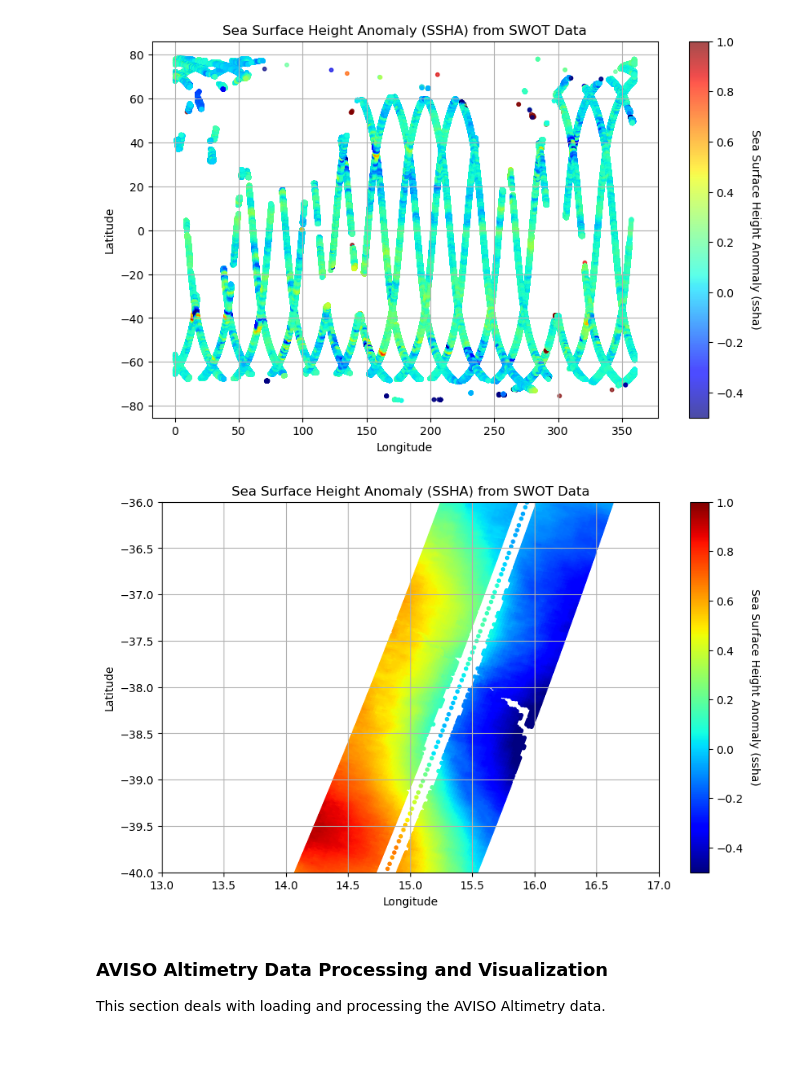
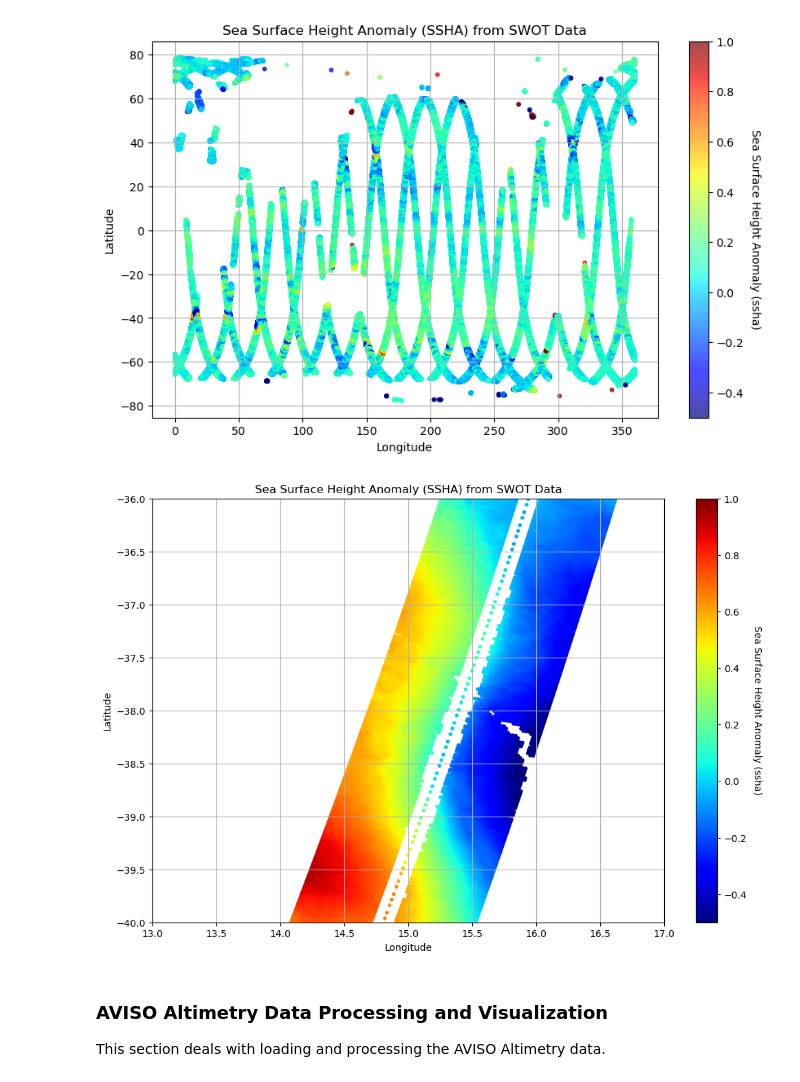
Before and after one commit to oceanhackweek/ohw24_proj_upSSH_us, a Jupyter notebook: contributor_folders/team_member_1/GLORYS_DataPrep.ipynb, the cells around one changed output. Saved outputs shown, nothing was run; the diff lists cells and outputs as text; code cells hidden in the pictures; blank space fills up the shorter version.

```diff
--- a/contributor_folders/team_member_1/GLORYS_DataPrep.ipynb
+++ b/contributor_folders/team_member_1/GLORYS_DataPrep.ipynb
@@ -195,35 +195,35 @@ longitude_values = swot.longitude[:12000].values
 latitude_values = swot.latitude[:12000].values
 ssha_values = swot.ssha[:12000].values
 
 # Create the scatter plot
-plt.figure(figsize=(10, 6))  # Set the figure size
+plt.figure(figsize=(12, 8))  # Set the figure size
 scatter = plt.scatter(
     x=longitude_values,  # Extract longitude values
     y=latitude_values,   # Extract latitude values
     c=ssha_values,       # Color by sea surface height anomaly (ssha)
     marker='.',          # Use point markers
     cmap='jet',       # Apply the colormap (you can adjust this as needed)
     vmin = -.5,               # minimum colormap color
     vmax = 1                  # maximum colormap color
 )
 
 # Add a color bar with label
 cbar = plt.colorbar(scatter)
 cbar.set_label('Sea Surface Height Anomaly (ssha)', rotation=270, labelpad=15)  # Label for color bar
 
 # Set plot limits
 plt.xlim(13, 17)   # Set the x-axis limits
 plt.ylim(-40, -36) # Set the y-axis limits
 
 # Set plot labels and title
 plt.xlabel('Longitude')
 plt.ylabel('Latitude')
 plt.title('Sea Surface Height Anomaly (SSHA) from SWOT Data')
 
 # Adjust the plot layout
 plt.grid(True)  # Add grid for better readability
 # %% [output]
-[figure, old version]
+[figure, new version]
 # %% [markdown]
 ### **AVISO Altimetry Data Processing and Visualization**
 
```
Also changed, not shown: parts of 1 cell of this notebook.
